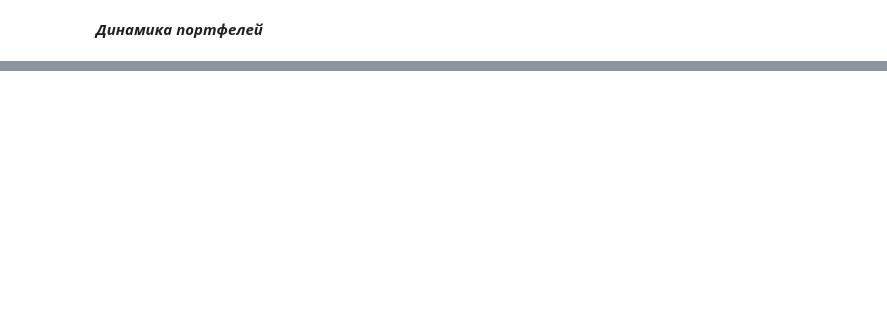
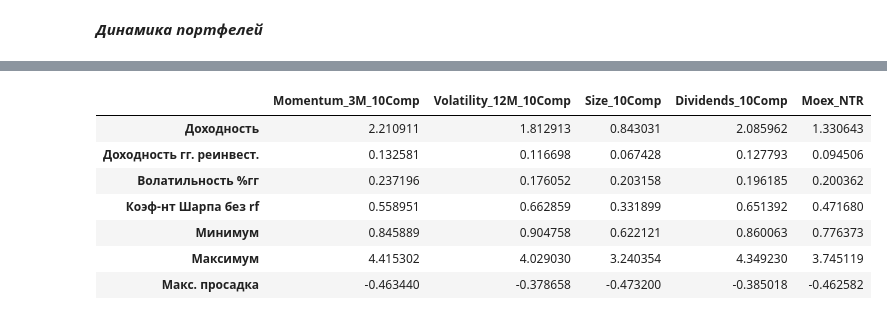
Before and after one commit to MaestroNY/trading-strategies, a Jupyter notebook: Factor strategies.ipynb, the cells around one changed output, grey strips where cells are left out. Cells and saved outputs as stored; diff of their text form; code cells hidden in the pictures; blank space fills up the shorter version.

```diff
--- a/Factor strategies.ipynb
+++ b/Factor strategies.ipynb
@@ -374,0 +406,31 @@ strat
+# %%
+for strategy in list(backtesting.keys()):
+    strat_path = backtesting[strategy]['Динамика']
+    ret = strat_path[-1] / strat_path[0] - 1
+    term = round((end_date - start_date).days / 365, 2)
+    # return с учетом реинвестирования в %гг
+    ret_per_year = (ret + 1) ** (1 / term) - 1
+    vol = price_to_changes(strat_path, True).std()
+    vol_per_year = vol * (256 ** (1 / 2))
+    # Шарп без вычета безрисковой ставки! Можем это сделать, т.к. один и тот же период бэктеста всех стратегий, rf одинаковая и
+    # можно сравнивать без него
+    sharp = ret_per_year / vol_per_year
+    minimum = strat_path.min()
+    maximum = strat_path.max()
+    maximum_drawdown = max_drawdown(strat_path)
+
+    stats[strategy] = [ret, ret_per_year, vol_per_year, sharp, minimum, maximum, maximum_drawdown]
+
+stats.index = ['Доходность', 'Доходность гг. реинвест.', 'Волатильность %гг', 'Коэф-нт Шарпа без rf',\
+               'Минимум', 'Максимум', 'Макс. просадка']
+# %%
+stats
+# %% [output]
+|  | Momentum_3M_10Comp | Volatility_12M_10Comp | Size_10Comp | Dividends_10Comp | Moex_NTR |
+| Доходность | 2.210911 | 1.812913 | 0.843031 | 2.085962 | 1.330643 |
+| Доходность гг. реинвест. | 0.132581 | 0.116698 | 0.067428 | 0.127793 | 0.094506 |
+| Волатильность %гг | 0.237196 | 0.176052 | 0.203158 | 0.196185 | 0.200362 |
+| Коэф-нт Шарпа без rf | 0.558951 | 0.662859 | 0.331899 | 0.651392 | 0.471680 |
+| Минимум | 0.845889 | 0.904758 | 0.622121 | 0.860063 | 0.776373 |
+| Максимум | 4.415302 | 4.029030 | 3.240354 | 4.349230 | 3.745119 |
+| Макс. просадка | -0.463440 | -0.378658 | -0.473200 | -0.385018 | -0.462582 |
```
Also changed, not shown: parts of 11 cells of this notebook.
